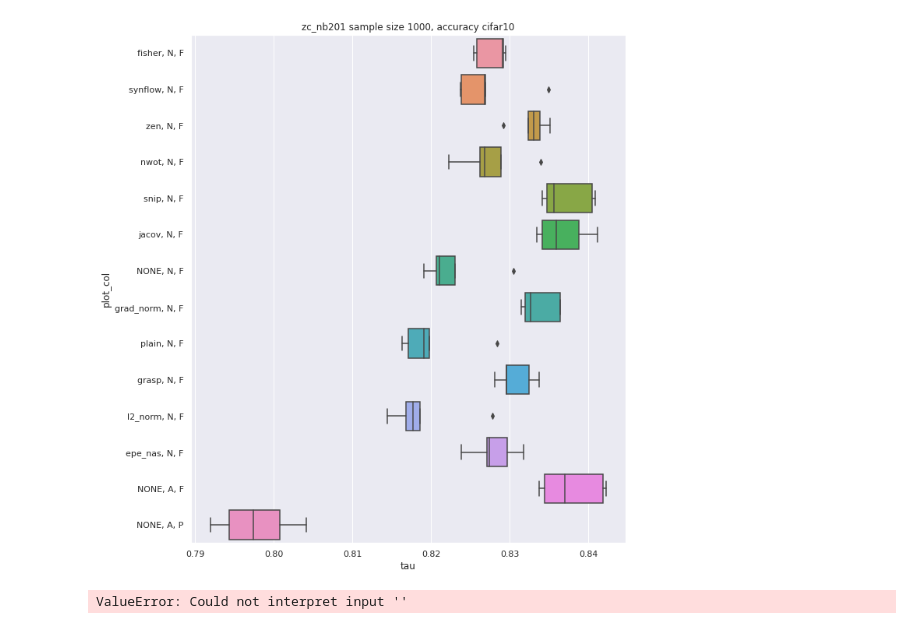
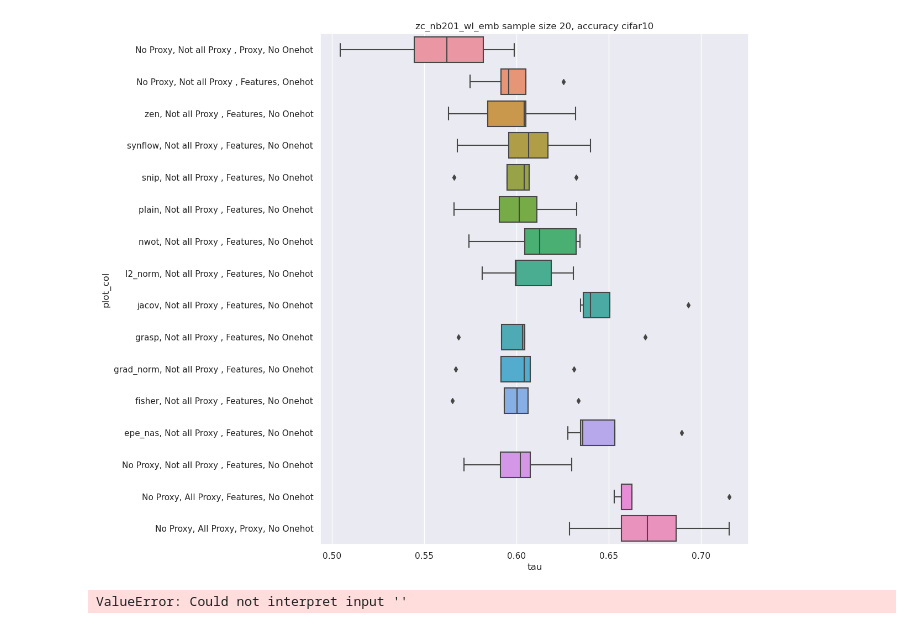
Before and after one commit to gabikadlecova/zc_combine, a Jupyter notebook: wandb_plots.ipynb, the cells around one changed output. Saved outputs shown, nothing was run; the diff lists cells and outputs as text; code cells hidden in the pictures.

```diff
--- a/wandb_plots.ipynb
+++ b/wandb_plots.ipynb
@@ -7,9 +8,10 @@ wandb: Currently logged in as: gabi-kadlecova. Use `wandb login --relogin` to fo
 True
 # %%
-project = 'zc_nb201'
+# project = 'zc_nb201_emb'
+project = 'zc_nb201_wl_emb'
 
 api = wandb.Api(timeout=29)
-runs = api.runs('gabi-kadlecova' + "/" + project)
+runs = api.runs('dct-activation' + "/" + project)
 # %%
 res = []
 for run in runs:
@@ -34,8 +36,9 @@ import pandas as pd
 
 def create_entry(run, is_pca=False):
     # TODO uncertainty
+    # try:
     row = {}
-    cfg_args = ['cfg', 'data_seed', 'proxy', 'train_size', 'use_all_proxies', 'use_features']
+    cfg_args = ['cfg', 'data_seed', 'proxy', 'train_size', 'use_all_proxies', 'use_features', 'use_wl_embedding', 'use_onehot'] #use_wl_embedding, use_embedding
     for ca in cfg_args:
         row[ca] = run.config[ca]
 
@@ -53,13 +56,15 @@ def create_entry(run, is_pca=False):
                 continue
 
             row[p[0]] = p[1]
-
     prox, cfg = row['proxy'], row['cfg']
-    row['proxy'] = 'NONE' if prox is None or not len(prox) else prox
+    row['proxy'] = 'No Proxy' if prox is None or not len(prox) else prox
     row['cfg'] = 'NONE' if cfg is None or not len(cfg) else cfg
     row['corr'] = run.summary['corr_mean']
     row['tau'] = run.summary['tau_mean']
+    # except:
+    #     print(run)
     return row
+
 
 df = [create_entry(r, is_pca='pca' in project) for r in runs]
 df = pd.DataFrame(df)
@@ -82,14 +91,15 @@ df
 import numpy as np
 
 plot_df = df.copy()
-plot_df['use_all_proxies'] = df['use_all_proxies'].map(lambda x: 'A' if x else 'N')
+plot_df['use_all_proxies'] = df['use_all_proxies'].map(lambda x: 'All Proxy' if x else 'Not all Proxy ')
 if 'pca' in project:
     plot_df['threshold'] = df['threshold'].map(lambda x: 'N' if pd.isna(x) else str(x))
     plot_df['nfeatures'] = df['nfeatures'].map(lambda x: 'N' if pd.isna(x) else str(x))
     plot_df['plot_col'] = plot_df[['proxy', 'use_all_proxies', 'threshold', 'nfeatures']].agg(', '.join, axis=1)
 else:
-    plot_df['use_features'] = df['use_features'].map(lambda x: 'F' if x else 'P')
-    plot_df['plot_col'] = plot_df[['proxy', 'use_all_proxies', 'use_features']].agg(', '.join, axis=1)
+    plot_df['use_features'] = df['use_features'].map(lambda x: 'Features' if x else 'No Feature')
+    plot_df['use_onehot'] = df['use_onehot'].map(lambda x: 'Onehot' if x else 'No Onehot')
+    plot_df['plot_col'] = plot_df[['proxy', 'use_all_proxies', 'use_features', 'use_onehot']].agg(', '.join, axis=1)
 
 plot_df['plot_col']
 # %% [output]
@@ -108,18 +107,18 @@ Name: plot_col, Length: 510, dtype: object
 # %%
 import seaborn as sns
 import matplotlib.pyplot as plt
 sns.set()
 
-tsize = 1000
+tsize = 20
 plt.figure(figsize=(10, 12))
 sns.boxplot(data=plot_df[(plot_df['train_size'] == tsize) & ~(plot_df['cfg'].str.contains('first'))], y='plot_col', x='tau')
 plt.title(f"{project} sample size {tsize}, accuracy cifar10")
-if 'pca' not in project:
-    plt.savefig(f'figs/{project}_boxes_{tsize}.png')
+# if 'pca' not in project:
+#     plt.savefig(f'figs/{project}_boxes_{tsize}.png')
 #plt.ylim(0.70, 0.78)
 plt.show()
 # %% [output]
-[figure, old version]
+[figure, new version]
 # %%
 sns.boxplot(data=df, x='corr', y='')
 # %% [output]
```
Also changed, not shown: parts of 4 cells of this notebook, 1 other file.
